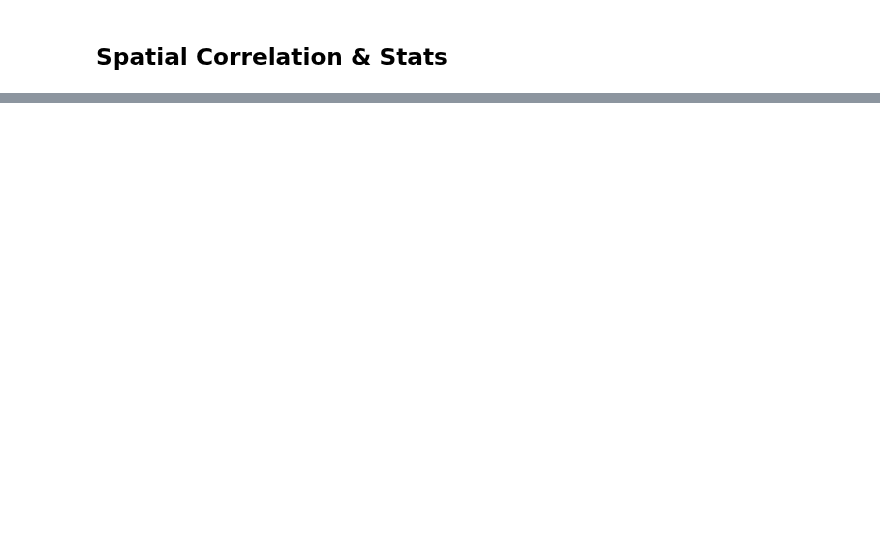
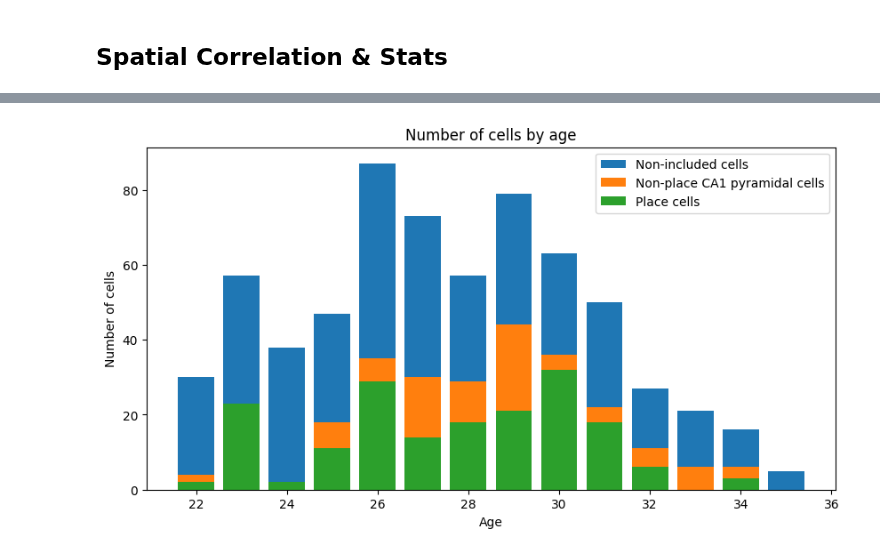
Before and after one commit to jakeswann1/SpElT, a Jupyter notebook: analysis/Place Cell Selection.ipynb, the cells around one changed output, grey strips where cells are left out. Drawn from its saved outputs; the diff is of its cells as text; code cells hidden in the pictures; blank space fills up the shorter version.

```diff
--- a/analysis/Place Cell Selection.ipynb
+++ b/analysis/Place Cell Selection.ipynb
@@ -358,0 +524,17 @@ obj.pos_data[0]['header']
+# %%
+# Plot a stacked bar chart of all, pyramidal and place cells by age with one bar per day
+# Group by age and count number of cells
+cell_counts = cluster_info_all.groupby('age').agg({'cell': 'sum', 'pyramidal': 'sum', 'place_cell': 'sum'}).reset_index()
+
+# Plot
+fig, ax = plt.subplots(figsize = (10, 5))
+ax.bar(cell_counts['age'], cell_counts['cell'], label = 'Non-included cells')
+ax.bar(cell_counts['age'], cell_counts['pyramidal'], label = 'Non-place CA1 pyramidal cells')
+ax.bar(cell_counts['age'], cell_counts['place_cell'], label = 'Place cells')
+ax.set_xlabel('Age')
+ax.set_ylabel('Number of cells')
+ax.set_title('Number of cells by age')
+ax.legend()
+plt.show()
+# %% [output]
+[figure, added]
```
Also changed, not shown: parts of 7 cells of this notebook, 1 other file.
